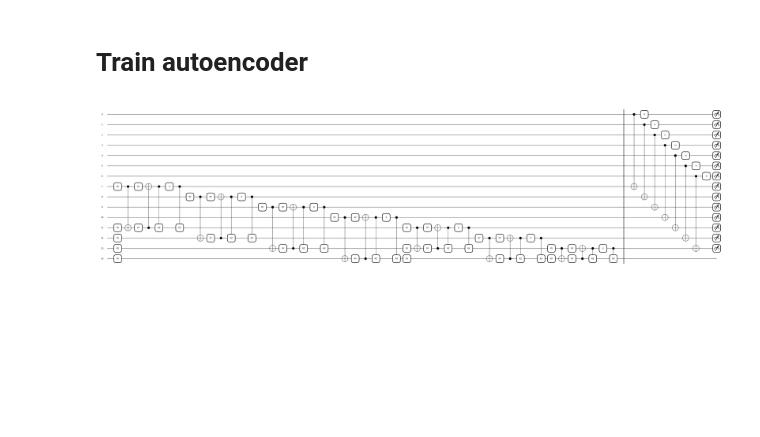
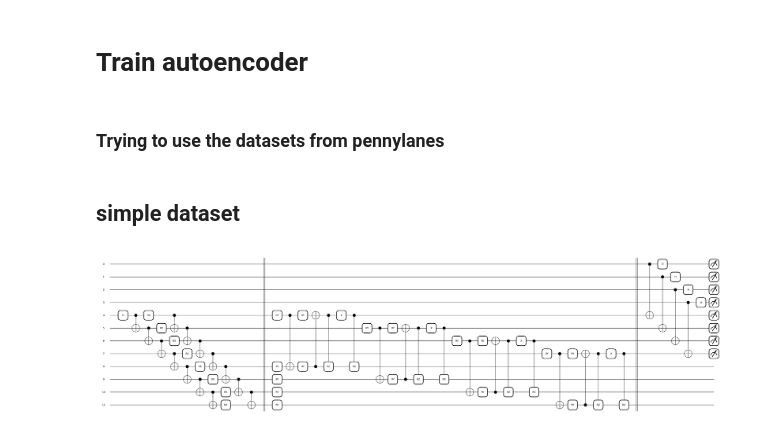
Before and after one commit to filorazi/Dim_red_SWAP, a Jupyter notebook: test.ipynb, the cells around one changed output. Drawn from its saved outputs; the diff is of its cells as text; code cells hidden in the pictures; blank space fills up the shorter version.

```diff
--- a/test.ipynb
+++ b/test.ipynb
@@ -99,7 +57,8 @@ plt.show()
 # Train autoencoder
 # %%
 n_qubit_autoencoder=8
-repetition=3
+repetition=1
 n_qubit_swap=n_qubit_autoencoder-n_qubit_autoencoder//(2**(repetition))
 n_qubit=n_qubit_autoencoder+n_qubit_swap
 num_params=sum([6*n_qubit_autoencoder//2**(i+1) for i in range(repetition)])
+epochs= 50
@@ -132,7 +65,2 @@ def cirq(offset,param):
-# %%
-def destructive_swap():
-    for wires in range(n_qubit_swap):
-        qml.CNOT(wires=[wires,wires+n_qubit_swap])
-        qml.Hadamard(wires)
-
-    return qml
+# %% [markdown]
+### Trying to use the datasets from pennylanes
@@ -139,15 +83,20 @@ def destructive_swap():
+# %% [markdown]
+## simple dataset
 # %%
 
 device = 'default.qubit'
 dvc=qml.device(device, wires=n_qubit, shots=None)
 
+
 @qml.qnode(dvc,interface='jax', diff_method=None)
-def useit(param):
-    cirq(n_qubit_swap,param)
+def trainer(param,p, n_qubits):
+    n_qubit_autoencoder=n_qubits[0]
+    n_qubit_swap=n_qubits[1]
+    create_isotropic_state(p, n_qubit_autoencoder, n_qubit_swap)()
     qml.Barrier(dvc.wires)
-    destructive_swap()
+    autoencoder(n_qubit_swap,param,repetition,n_qubit_autoencoder)
+    qml.Barrier(dvc.wires)
+    destructive_swap(n_qubit_swap)
     return qml.probs(list(range(n_qubit_swap*2)))
+# %% [output]
+[figure, added]
-# %%
-fig, ax = qml.draw_mpl(useit)([1]*num_params)
-# %% [output]
-[figure, removed]
```
Also changed, not shown: parts of 9 cells of this notebook, 1 other file.
